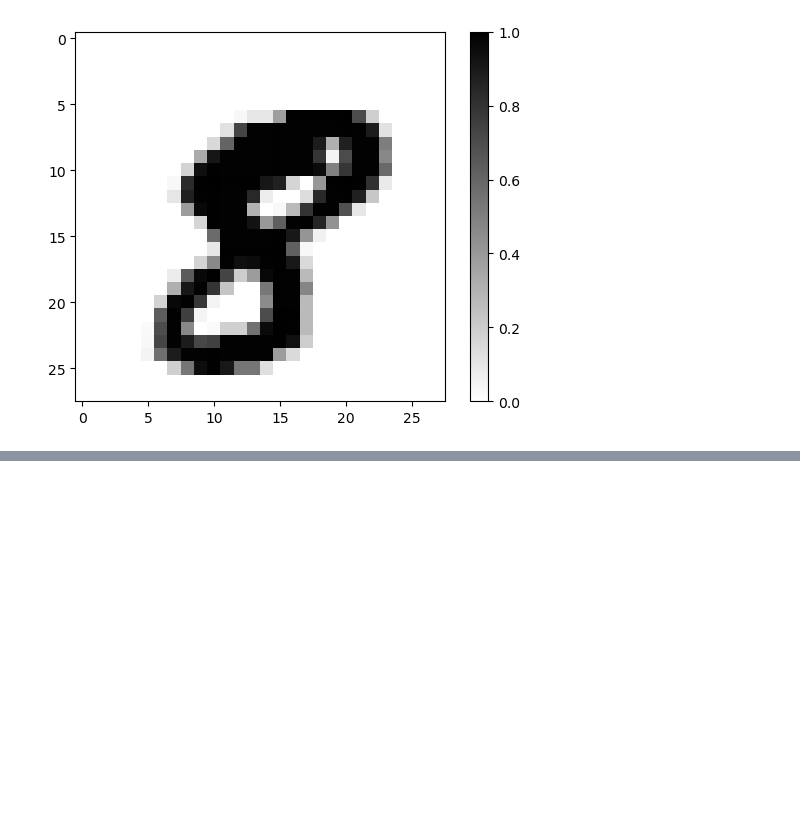
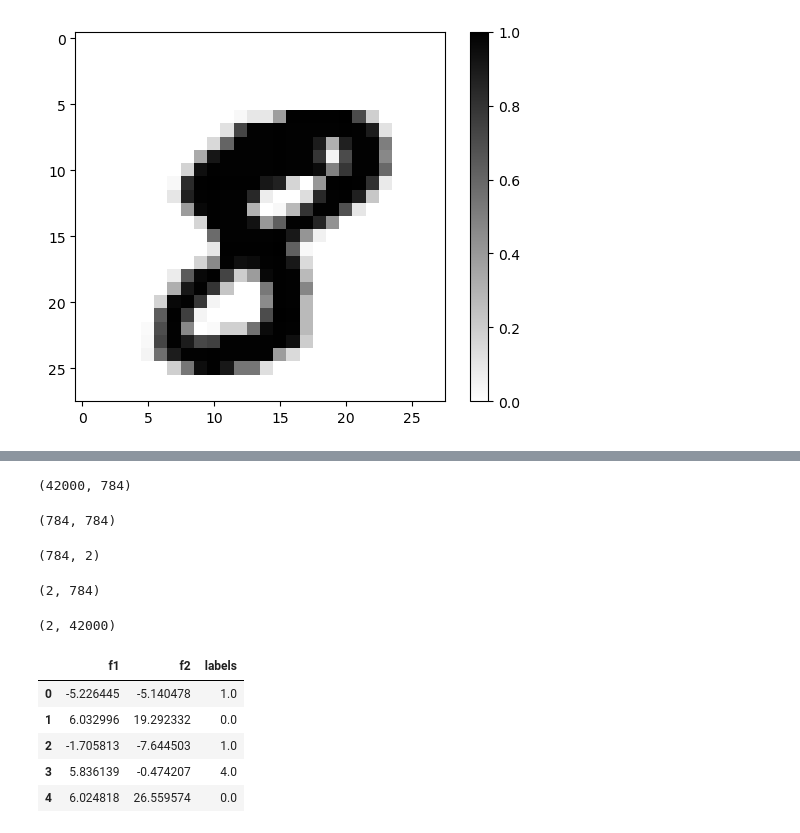
Before and after one commit to BhushanDive/Digit-Recognition-using-Na-ve-Bayes, a Jupyter notebook: Digits.ipynb, the cells around one changed output, grey strips where cells are left out. Drawn from its saved outputs; the diff is of its cells as text; code cells hidden in the pictures; blank space fills up the shorter version.

```diff
--- a/Digits.ipynb
+++ b/Digits.ipynb
@@ -155,0 +161,42 @@ DIGIT : 8
+# %%
+# Computing Standardised Data
+standardised_scalar = StandardScaler()
+standardised_data = standardised_scalar.fit_transform(mnist_train_values)
+standardised_data.shape
+# %% [output]
+(42000, 784)
+# %%
+# Calculation of Convariance Matrix
+cov_matrix = np.matmul(standardised_data.T,standardised_data)
+cov_matrix.shape
+# %% [output]
+(784, 784)
+# %%
+# Calculation of Eigen Vector and Values
+from scipy.linalg import eigh
+lambdas, vectors = eigh(cov_matrix,eigvals=(782,783))
+vectors.shape
+# %% [output]
+(784, 2)
+# %%
+vectors = vectors.T
+vectors.shape
+# %% [output]
+(2, 784)
+# %%
+#Calculating unit vectors u1 = v1 and new coordinates
+new_coordinates = np.matmul(vectors,standardised_data.T)
+print(new_coordinates.shape)
+new_coordinates = np.vstack((new_coordinates,mnist_train_label)).T
+# %% [output]
+(2, 42000)
+# %%
+df_new = pd.DataFrame(new_coordinates, columns=["f1","f2","labels"])
+df_new.head()
+# %% [output]
+|  | f1 | f2 | labels |
+| 0 | -5.226445 | -5.140478 | 1.0 |
+| 1 | 6.032996 | 19.292332 | 0.0 |
+| 2 | -1.705813 | -7.644503 | 1.0 |
+| 3 | 5.836139 | -0.474207 | 4.0 |
+| 4 | 6.024818 | 26.559574 | 0.0 |
```
Also changed, not shown: parts of 11 cells of this notebook.
